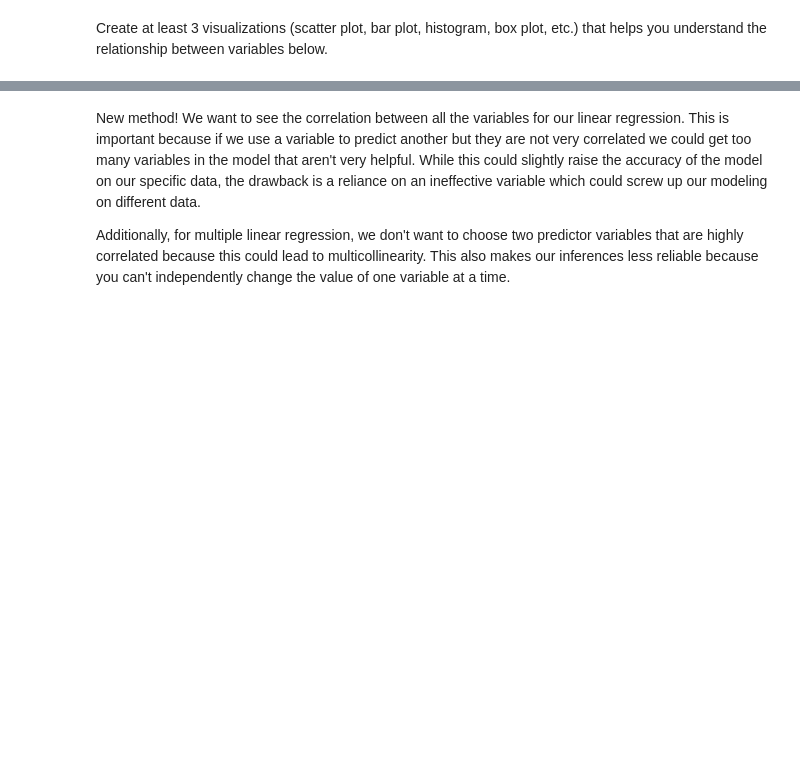
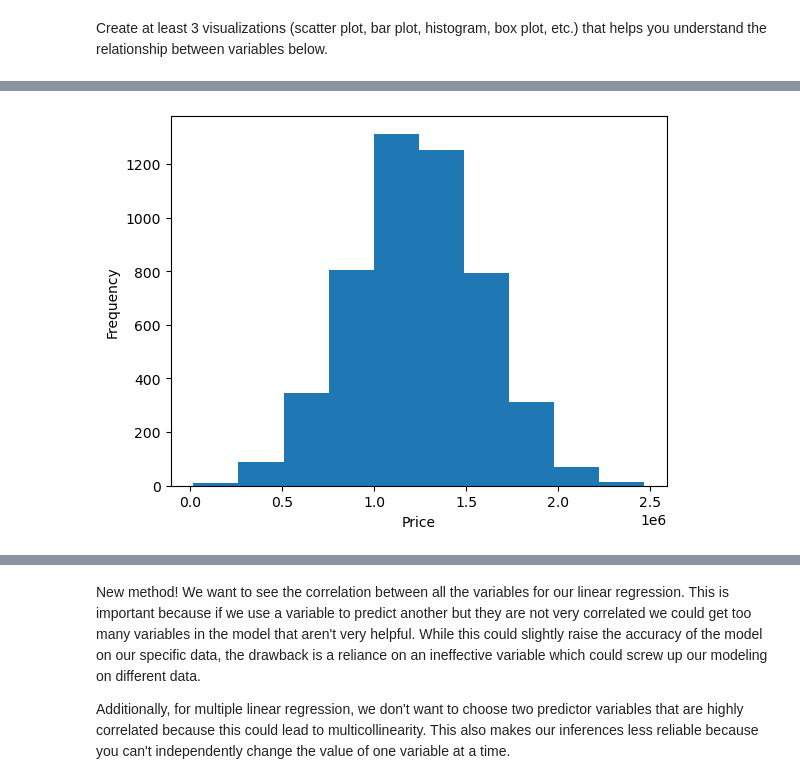
Before and after one commit to kyun33/JCP26Notebooks, a Jupyter notebook: Week_4_Modeling_and_Linear_Regression.ipynb, the cells around one changed output, grey strips where cells are left out. Cells and saved outputs as stored; diff of their text form; code cells hidden in the pictures; blank space fills up the shorter version.

```diff
--- a/Week_4_Modeling_and_Linear_Regression.ipynb
+++ b/Week_4_Modeling_and_Linear_Regression.ipynb
@@ -39,0 +134,8 @@ Create at least 3 visualizations (scatter plot, bar plot, histogram, box plot, e
+# %%
+# Visualization 2
+plt.hist(housing['Price'])
+plt.xlabel('Price')
+plt.ylabel('Frequency')
+plt.show()
+# %% [output]
+[figure, added]
```
Also changed, not shown: parts of 39 cells of this notebook.
